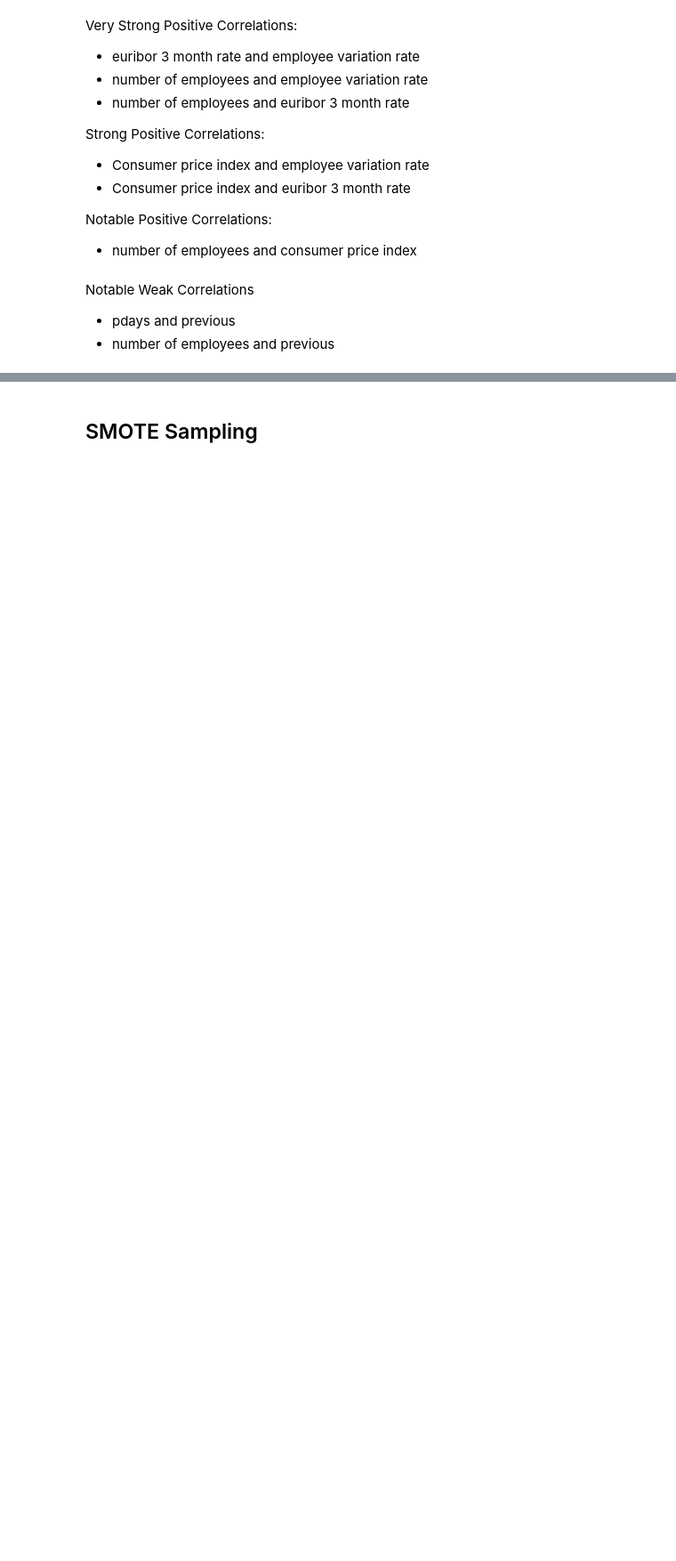
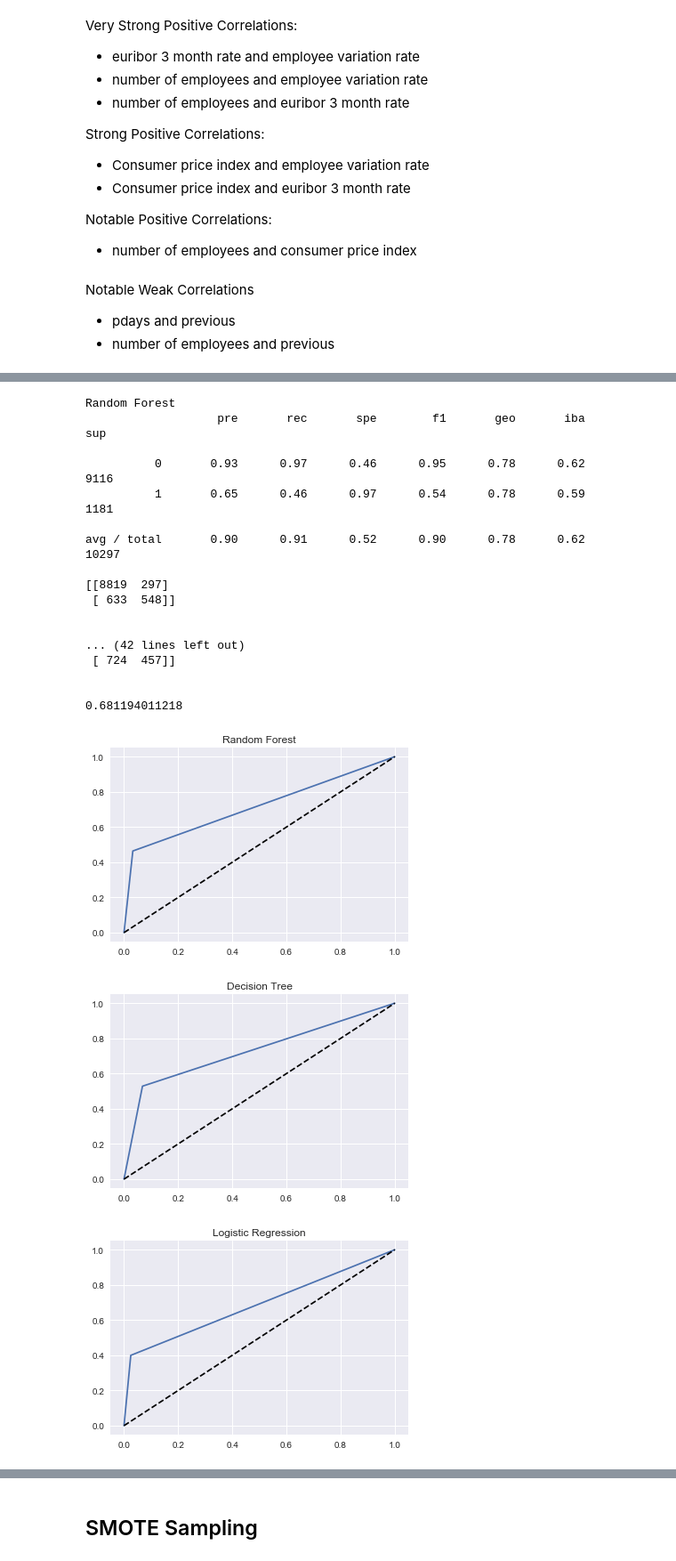
Before and after one commit to WolfgangHall/unit1_capstone, a Jupyter notebook: bank_marketing.ipynb, the cells around one changed output, grey strips where cells are left out. Shown at 89% size. Cells and saved outputs as stored; diff of their text form; code cells hidden in the pictures; blank space fills up the shorter version.

Commit message:
added other classification models

```diff
--- a/bank_marketing.ipynb
+++ b/bank_marketing.ipynb
@@ -565,3 +585,13 @@ y = df.y
 X_train, X_test, y_train, y_test = train_test_split(X, y,
                                                   test_size = .25,
                                                   random_state=12)
+# %%
+def report_and_matrix(y_test, predictions):
+    print(classification_report_imbalanced(y_test, predictions))
+    print(confusion_matrix(y_test, predictions))
+# %%
+def calculateAUC(y_test, predictions):
+    fpr, tpr, thresholds = roc_curve(y_test, predictions, pos_label=1)
+    plt.plot(fpr, tpr)
+    plt.plot([0, 1], [0, 1], 'k--')
+    print(auc(fpr, tpr))
@@ -567,0 +613,44 @@ X_train, X_test, y_train, y_test = train_test_split(X, y,
+# %%
+def evaluate_base_method(model):
+    clf = model
+    clf.fit(X_train, y_train)
+    predictions = clf.predict(X_test)
+
+    report_and_matrix(y_test, predictions)
+
+    print('\n')
+
+    calculateAUC(y_test, predictions)
+
+    print('\n')
+# %%
+def evaluate_base_models(model_list):
+
+    for model in model_list:
+        print(model[1])
+        plt.figure()
+        plt.title(model[1])
+        evaluate_base_method(model[0])
+# %%
+evaluate_base_models(models)
+# %% [output]
+Random Forest
+                   pre       rec       spe        f1       geo       iba       sup
+
+          0       0.93      0.97      0.46      0.95      0.78      0.62      9116
+          1       0.65      0.46      0.97      0.54      0.78      0.59      1181
+
+avg / total       0.90      0.91      0.52      0.90      0.78      0.62     10297
+
+[[8819  297]
+ [ 633  548]]
+
+
+... (42 lines left out)
+ [ 724  457]]
+
+
+0.681194011218
+[figure, added]
+[figure, added]
+[figure, added]
```
Also changed, not shown: parts of 84 cells of this notebook.
